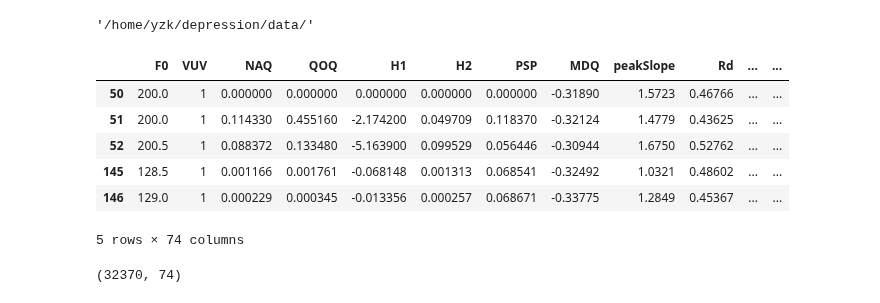
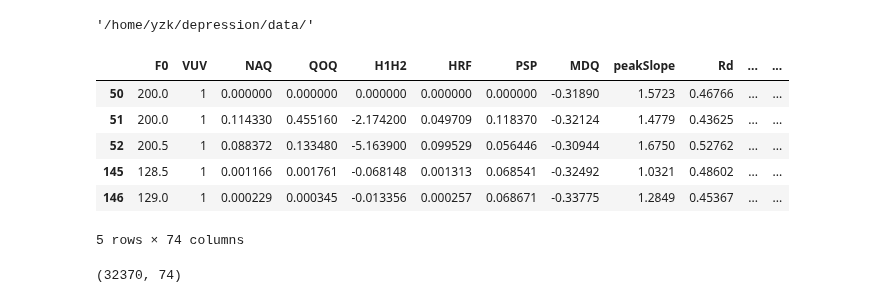
Before and after one commit to LouisYZK/dds-avec2019, a Jupyter notebook: explore.ipynb, the cells around one changed output. Cells and saved outputs as stored; diff of their text form; code cells hidden in the pictures.

```diff
--- a/explore.ipynb
+++ b/explore.ipynb
@@ -69,11 +69,11 @@ config.data_dir
 '/home/yzk/depression/data/'
 # %%
 df = pd.read_csv(dir1, header=None)
-df.columns = COVAREP_COLUMN
+df.columns = COVAREP_COLUMNS
 df = df[df['VUV'] == 1]
 df.head()
 # %% [output]
-|  | F0 | VUV | NAQ | QOQ | H1 | H2 | PSP | MDQ | peakSlope | Rd | ... | ... |
+|  | F0 | VUV | NAQ | QOQ | H1H2 | HRF | PSP | MDQ | peakSlope | Rd | ... | ... |
 | 50 | 200.0 | 1 | 0.000000 | 0.000000 | 0.000000 | 0.000000 | 0.000000 | -0.31890 | 1.5723 | 0.46766 | ... | ... |
 | 51 | 200.0 | 1 | 0.114330 | 0.455160 | -2.174200 | 0.049709 | 0.118370 | -0.32124 | 1.4779 | 0.43625 | ... | ... |
 | 52 | 200.5 | 1 | 0.088372 | 0.133480 | -5.163900 | 0.099529 | 0.056446 | -0.30944 | 1.6750 | 0.52762 | ... | ... |
```
Also changed, not shown: parts of 10 cells of this notebook, 3 other files.
